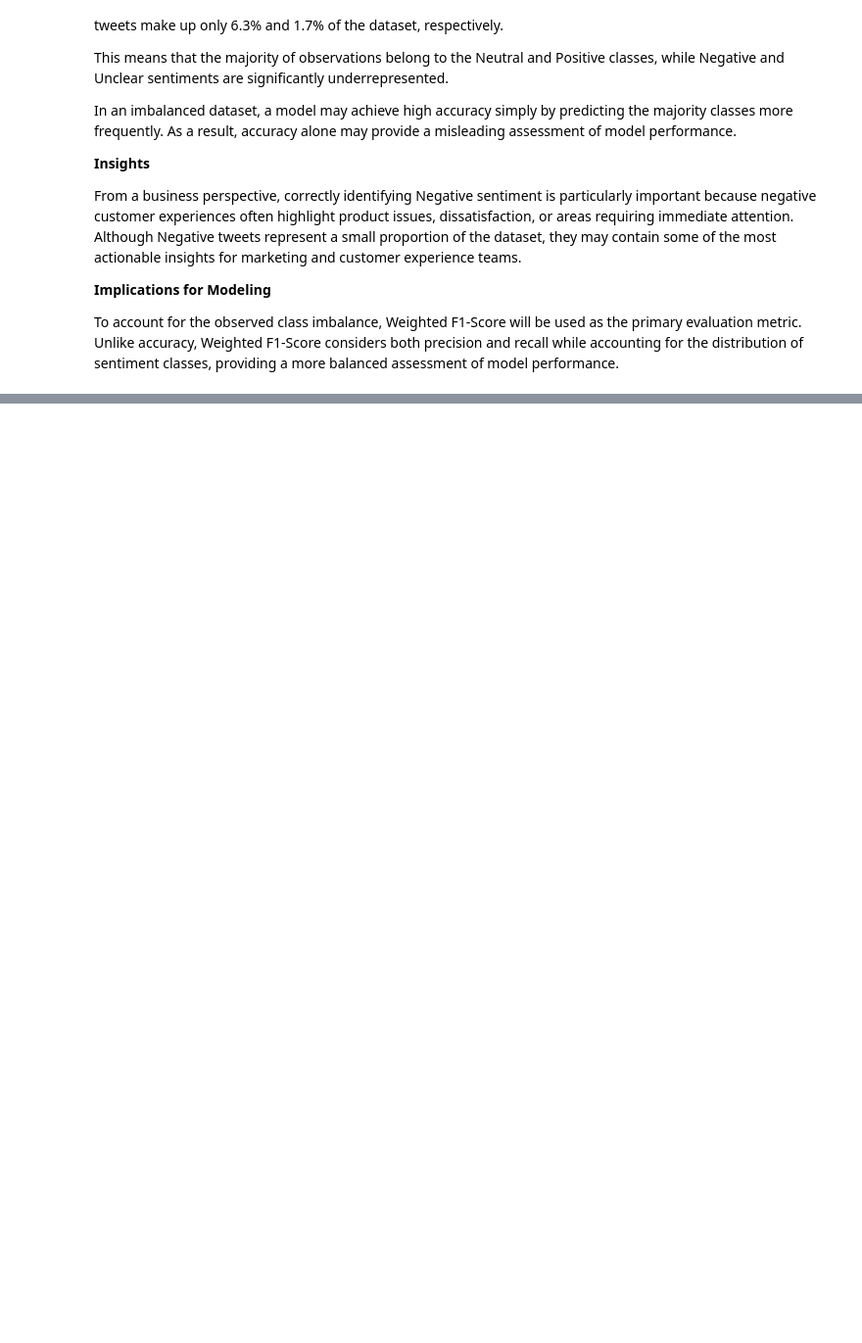
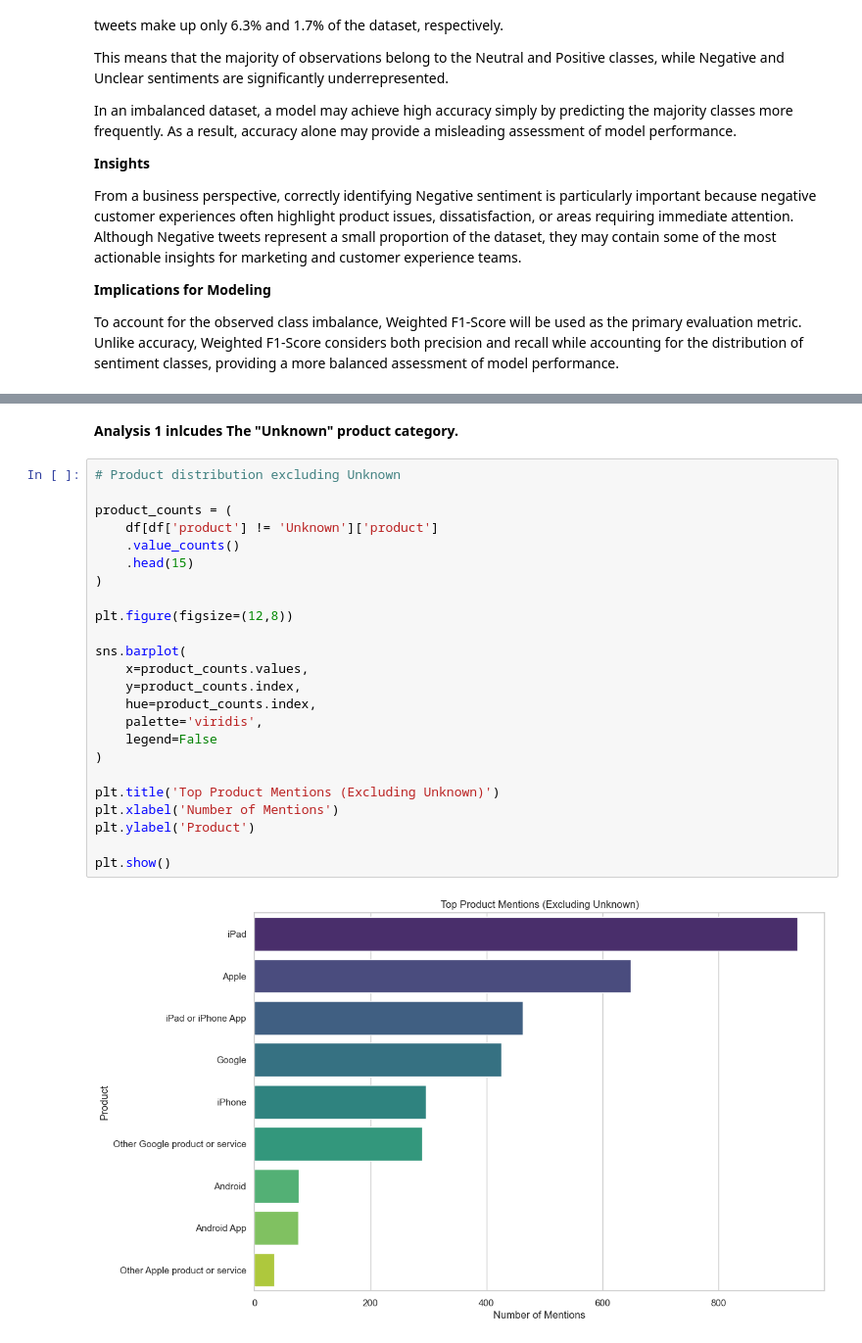
Before and after one commit to byegond-beep/Consumer-Sentiment-Analysis-of-Apple-and-Google-Products-Using-Natural-Language-Processing, a Jupyter notebook: Consumer-Sentiment-Analysis-of-Apple-and-Google-Products-Using-NLP.ipynb, the cells around one changed output, grey strips where cells are left out. Shown at 98% size. Saved outputs shown, nothing was run; the diff lists cells and outputs as text; blank space fills up the shorter version.

Commit message:
Univariate Analysis

```diff
--- a/Consumer-Sentiment-Analysis-of-Apple-and-Google-Products-Using-NLP.ipynb
+++ b/Consumer-Sentiment-Analysis-of-Apple-and-Google-Products-Using-NLP.ipynb
@@ -612,0 +660,28 @@ To account for the observed class imbalance, Weighted F1-Score will be used as t
+# %% [markdown]
+**Analysis 1 inlcudes The "Unknown" product category.**
+# %%
+# Product distribution excluding Unknown
+
+product_counts = (
+    df[df['product'] != 'Unknown']['product']
+    .value_counts()
+    .head(15)
+)
+
+plt.figure(figsize=(12,8))
+
+sns.barplot(
+    x=product_counts.values,
+    y=product_counts.index,
+    hue=product_counts.index,
+    palette='viridis',
+    legend=False
+)
+
+plt.title('Top Product Mentions (Excluding Unknown)')
+plt.xlabel('Number of Mentions')
+plt.ylabel('Product')
+
+plt.show()
+# %% [output]
+[figure, added]
```
Also changed, not shown: parts of 15 cells of this notebook.
